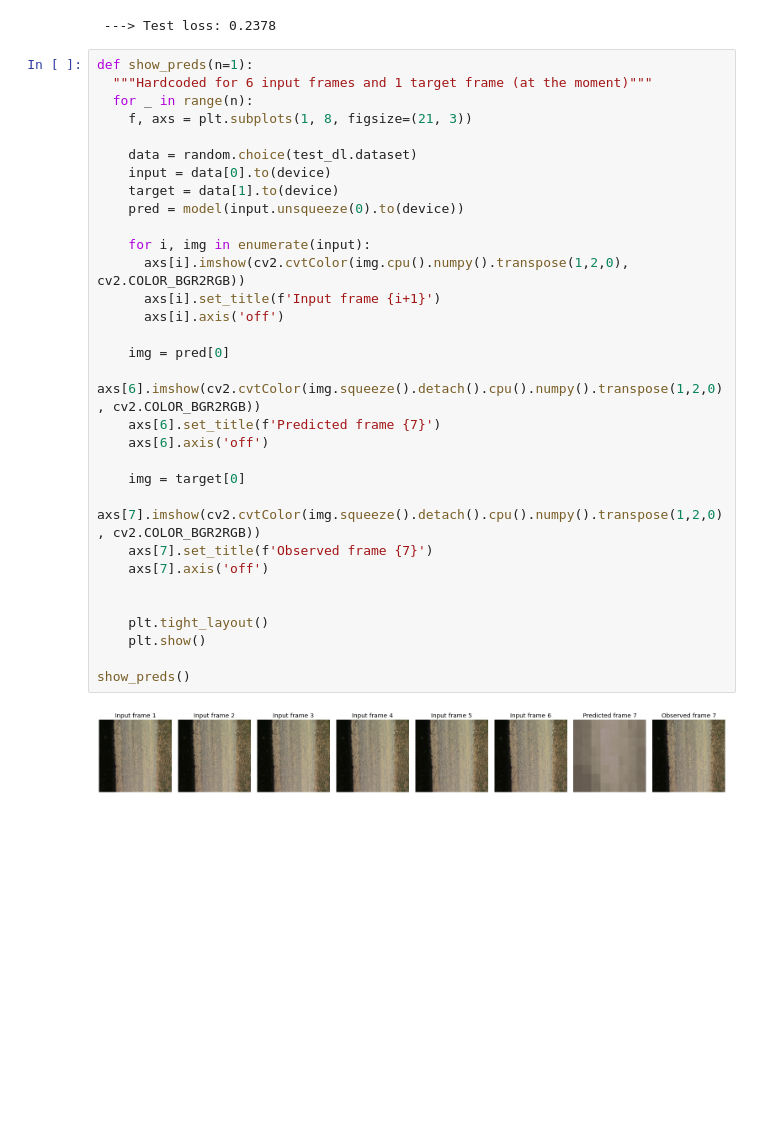
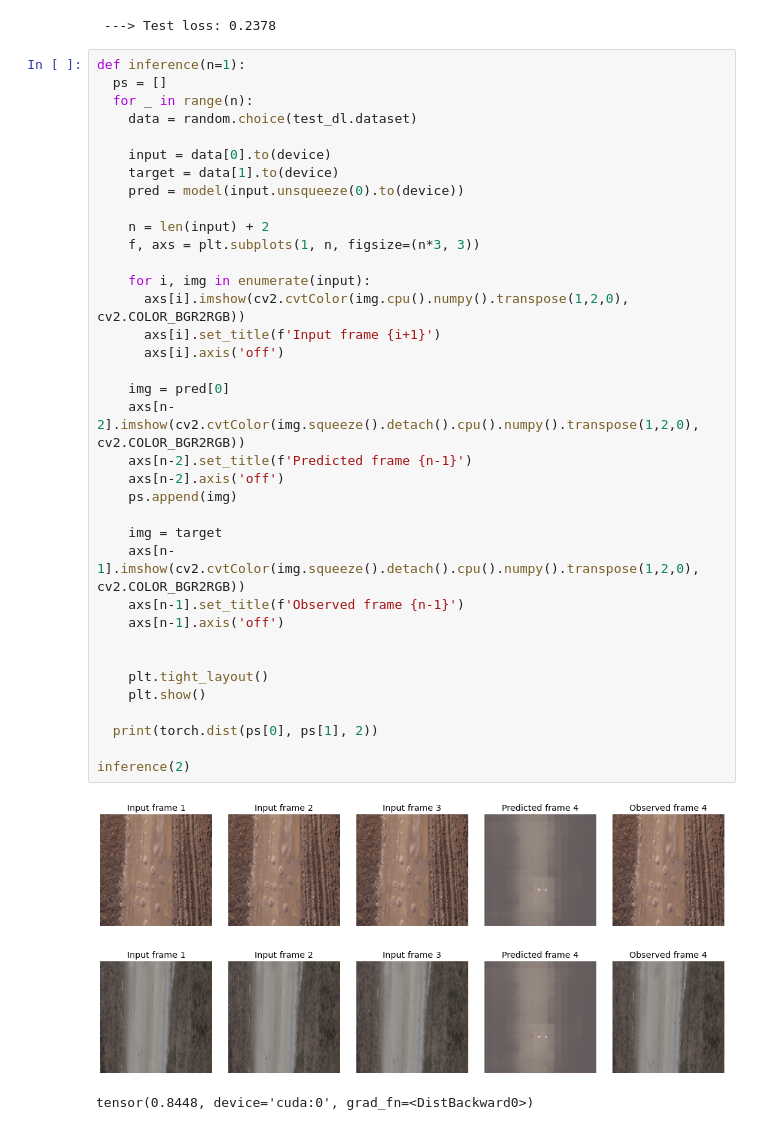
Before and after one commit to AndreassOlsson/drone-anomalydetection, a Jupyter notebook: UMCD_DataLoader.ipynb, the cells around one changed output. Drawn from its saved outputs; the diff is of its cells as text; blank space fills up the shorter version.

```diff
--- a/UMCD_DataLoader.ipynb
+++ b/UMCD_DataLoader.ipynb
@@ -622,35 +950,42 @@ def evaluate_model():
 --------------------Testing model SpatioTemporal_VisionTransformer_AutoEncoder_v3.pth--------------------
  ---> Test loss: 0.2378
 # %%
-def show_preds(n=1):
-  """Hardcoded for 6 input frames and 1 target frame (at the moment)"""
+def inference(n=1):
+  ps = []
   for _ in range(n):
-    f, axs = plt.subplots(1, 8, figsize=(21, 3))
+    data = random.choice(test_dl.dataset)
 
-    data = random.choice(test_dl.dataset)
     input = data[0].to(device)
     target = data[1].to(device)
     pred = model(input.unsqueeze(0).to(device))
+
+    n = len(input) + 2
+    f, axs = plt.subplots(1, n, figsize=(n*3, 3))
 
     for i, img in enumerate(input):
       axs[i].imshow(cv2.cvtColor(img.cpu().numpy().transpose(1,2,0), cv2.COLOR_BGR2RGB))
       axs[i].set_title(f'Input frame {i+1}')
       axs[i].axis('off')
 
     img = pred[0]
-    axs[6].imshow(cv2.cvtColor(img.squeeze().detach().cpu().numpy().transpose(1,2,0), cv2.COLOR_BGR2RGB))
-    axs[6].set_title(f'Predicted frame {7}')
-    axs[6].axis('off')
+    axs[n-2].imshow(cv2.cvtColor(img.squeeze().detach().cpu().numpy().transpose(1,2,0), cv2.COLOR_BGR2RGB))
+    axs[n-2].set_title(f'Predicted frame {n-1}')
+    axs[n-2].axis('off')
+    ps.append(img)
 
-    img = target[0]
-    axs[7].imshow(cv2.cvtColor(img.squeeze().detach().cpu().numpy().transpose(1,2,0), cv2.COLOR_BGR2RGB))
-    axs[7].set_title(f'Observed frame {7}')
-    axs[7].axis('off')
+    img = target
+    axs[n-1].imshow(cv2.cvtColor(img.squeeze().detach().cpu().numpy().transpose(1,2,0), cv2.COLOR_BGR2RGB))
+    axs[n-1].set_title(f'Observed frame {n-1}')
+    axs[n-1].axis('off')
 
 
     plt.tight_layout()
     plt.show()
 
-show_preds()
+  print(torch.dist(ps[0], ps[1], 2))
+
+inference(2)
 # %% [output]
-[figure, old version]
+[figure, new version]
+[figure, added]
+tensor(0.8448, device='cuda:0', grad_fn=<DistBackward0>)
```
Also changed, not shown: parts of 30 cells of this notebook.
